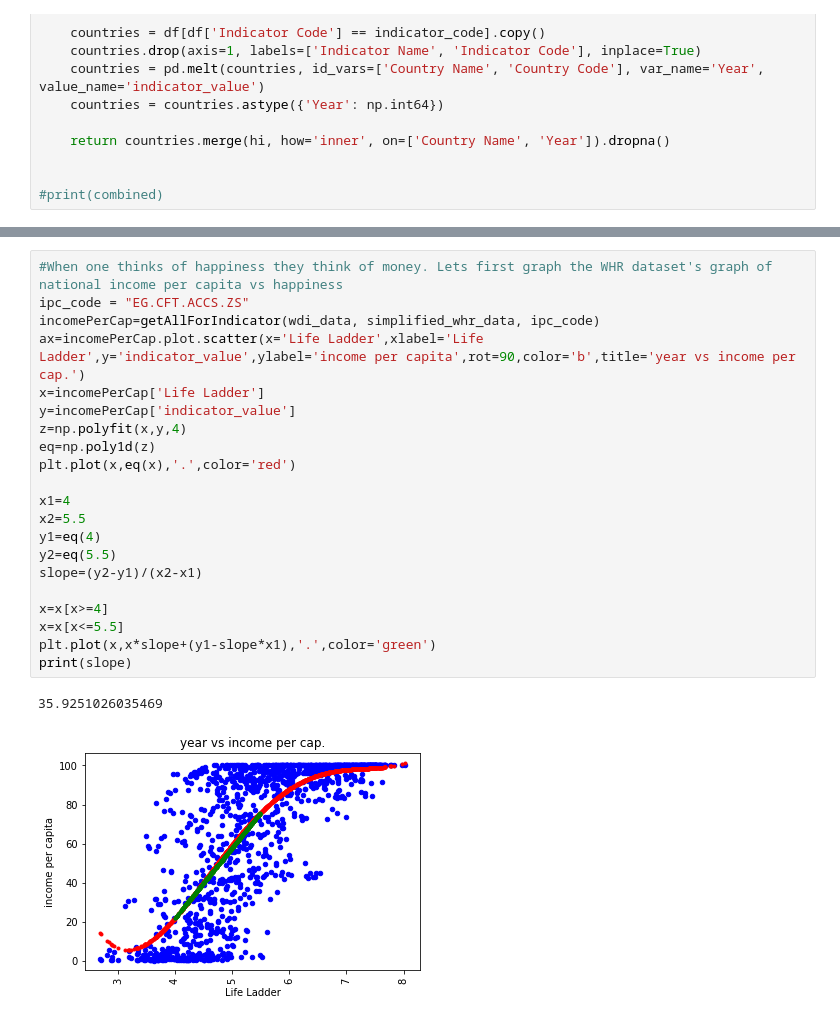
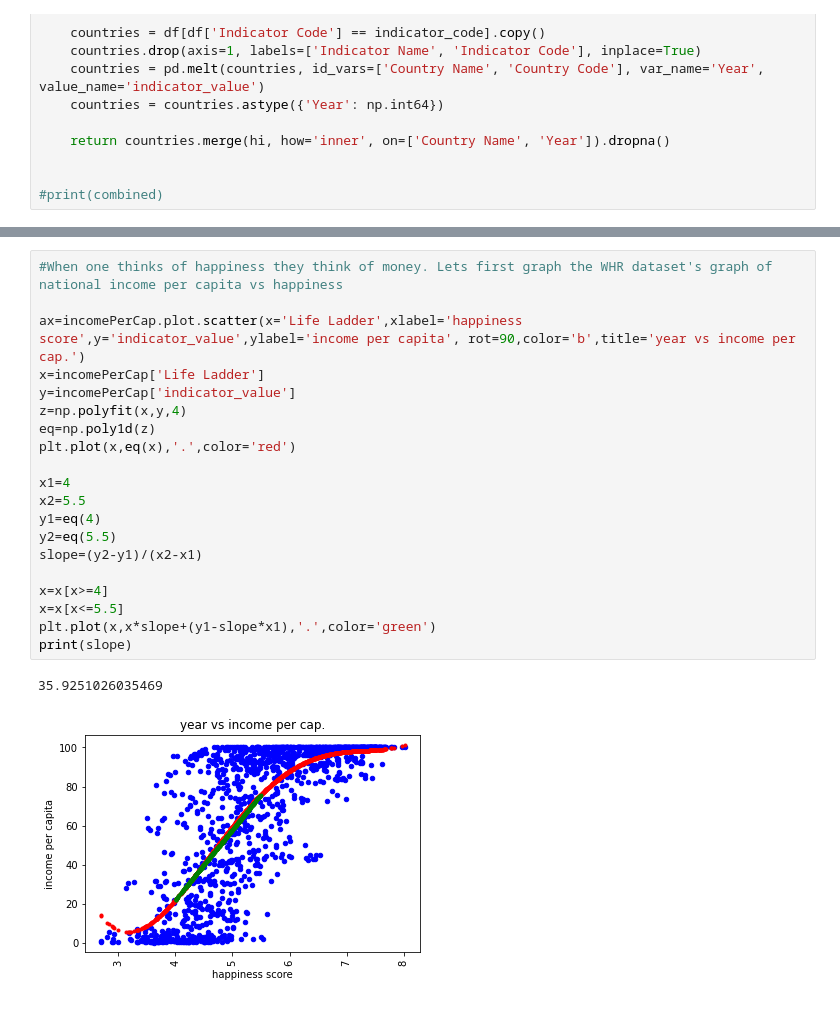
Before and after one commit to alderie/happinessfactor, a Jupyter notebook: notebook.ipynb, the cells around one changed output, grey strips where cells are left out. Cells and saved outputs as stored; diff of their text form.

```diff
--- a/notebook.ipynb
+++ b/notebook.ipynb
@@ -143,25 +146,24 @@ plt.violinplot(life_exp_per_year,years,widths=1,showmeans=True)
 [figure]
 # %%
 #When one thinks of happiness they think of money. Lets first graph the WHR dataset's graph of national income per capita vs happiness
-ipc_code = "EG.CFT.ACCS.ZS"
-incomePerCap=getAllForIndicator(wdi_data, simplified_whr_data, ipc_code)
-ax=incomePerCap.plot.scatter(x='Life Ladder',xlabel='Life Ladder',y='indicator_value',ylabel='income per capita',rot=90,color='b',title='year vs income per cap.')
+
+ax=incomePerCap.plot.scatter(x='Life Ladder',xlabel='happiness score',y='indicator_value',ylabel='income per capita', rot=90,color='b',title='year vs income per cap.')
 x=incomePerCap['Life Ladder']
 y=incomePerCap['indicator_value']
 z=np.polyfit(x,y,4)
 eq=np.poly1d(z)
 plt.plot(x,eq(x),'.',color='red')
 
 x1=4
 x2=5.5
 y1=eq(4)
 y2=eq(5.5)
 slope=(y2-y1)/(x2-x1)
 
 x=x[x>=4]
 x=x[x<=5.5]
 plt.plot(x,x*slope+(y1-slope*x1),'.',color='green')
 print(slope)
 # %% [output]
 35.9251026035469
-[figure, old version]
+[figure, new version]
```
Also changed, not shown: parts of 6 cells of this notebook.
